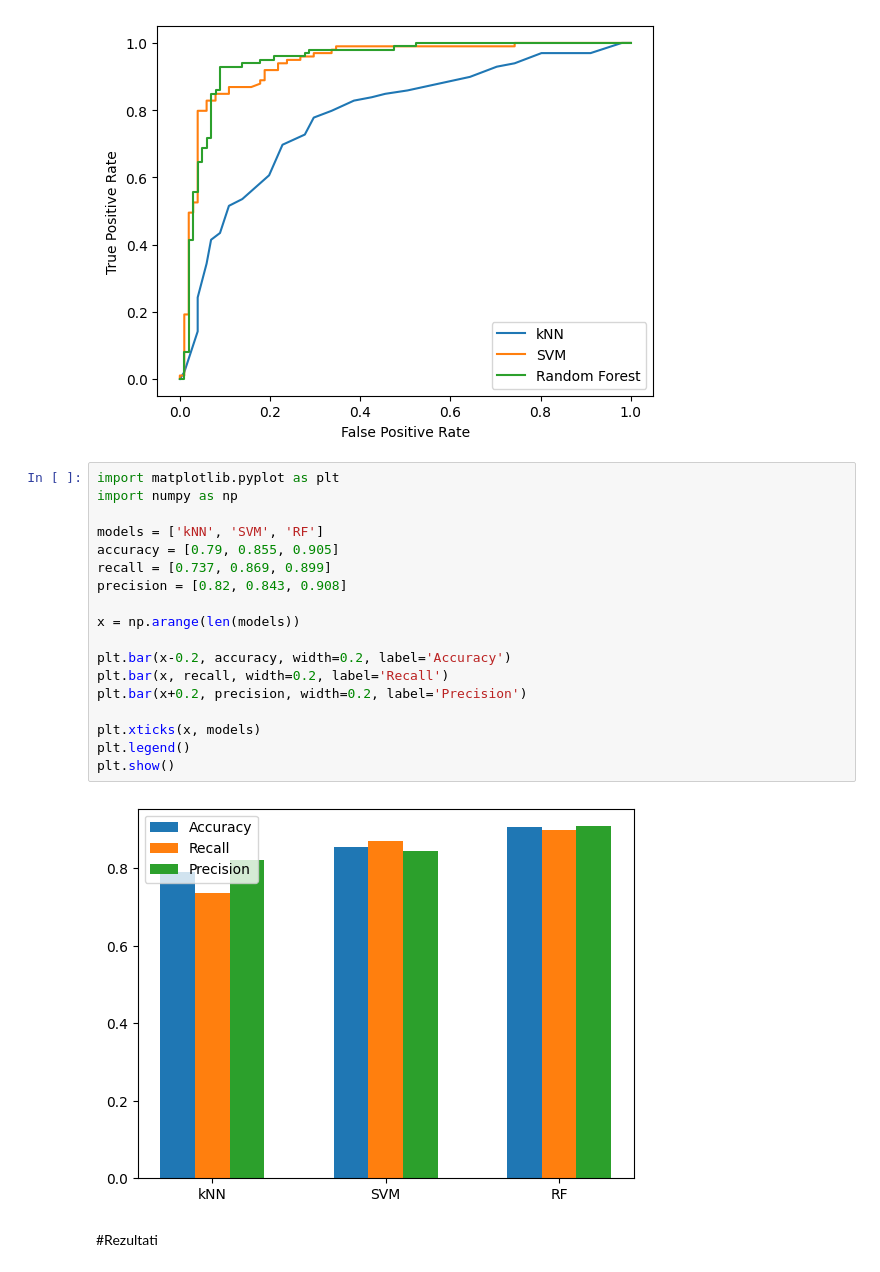
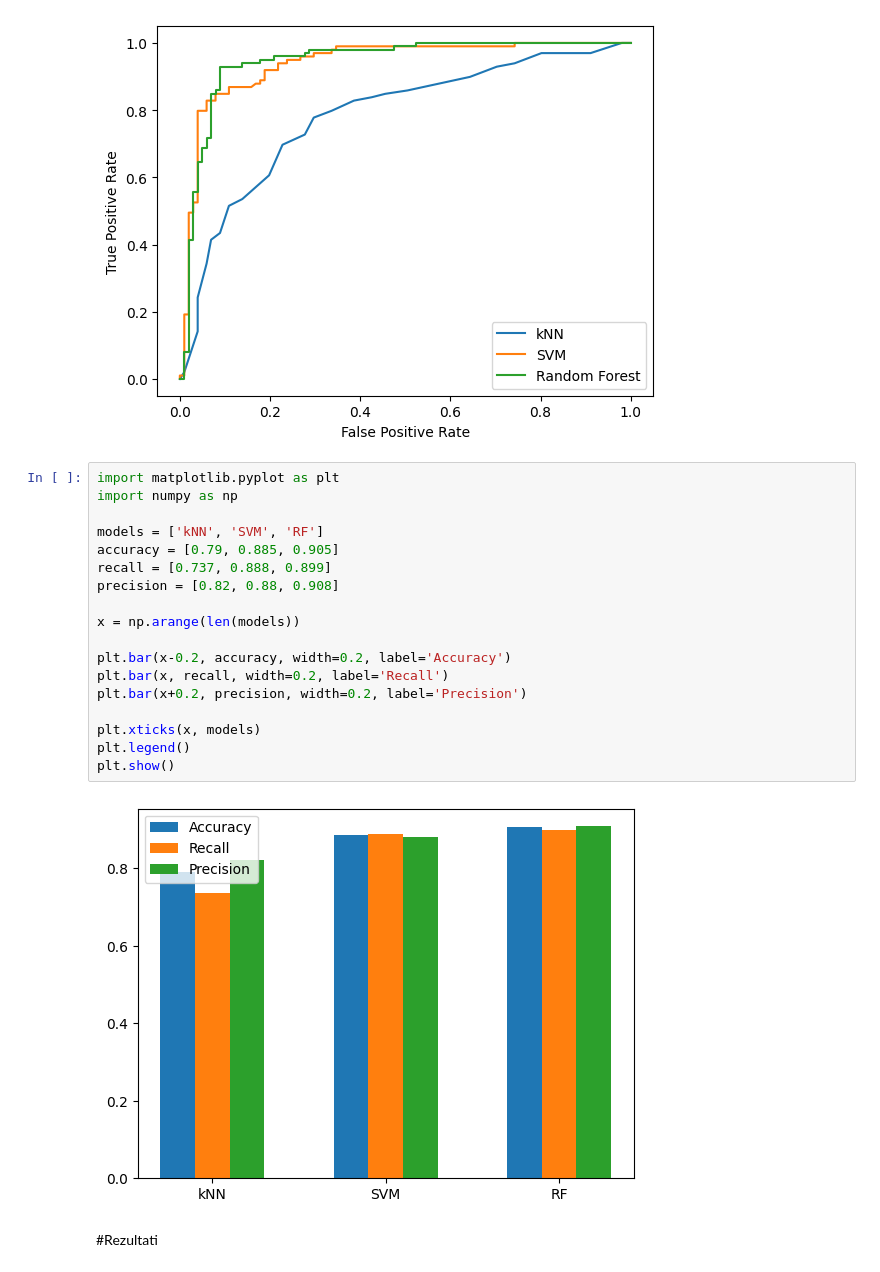
Before and after one commit to anaam01/Blood_pressure_abnormality_prediction, a Jupyter notebook: Master_rad.ipynb, the cells around one changed output. Drawn from its saved outputs; the diff is of its cells as text.

```diff
--- a/Master_rad.ipynb
+++ b/Master_rad.ipynb
@@ -946,23 +946,23 @@ plt.show()
 # %%
 import matplotlib.pyplot as plt
 import numpy as np
 
 models = ['kNN', 'SVM', 'RF']
-accuracy = [0.79, 0.855, 0.905]
-recall = [0.737, 0.869, 0.899]
-precision = [0.82, 0.843, 0.908]
+accuracy = [0.79, 0.885, 0.905]
+recall = [0.737, 0.888, 0.899]
+precision = [0.82, 0.88, 0.908]
 
 x = np.arange(len(models))
 
 plt.bar(x-0.2, accuracy, width=0.2, label='Accuracy')
 plt.bar(x, recall, width=0.2, label='Recall')
 plt.bar(x+0.2, precision, width=0.2, label='Precision')
 
 plt.xticks(x, models)
 plt.legend()
 plt.show()
 # %% [output]
-[figure, old version]
+[figure, new version]
 # %% [markdown]
 #Rezultati
 # %% [markdown]
```
Also changed, not shown: parts of 53 cells of this notebook.
